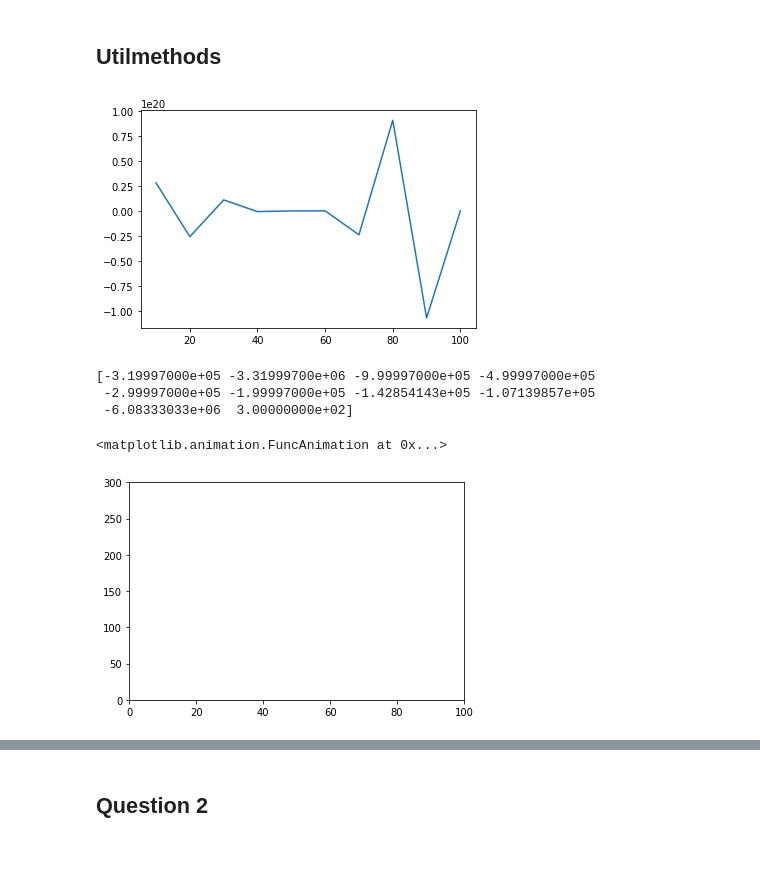
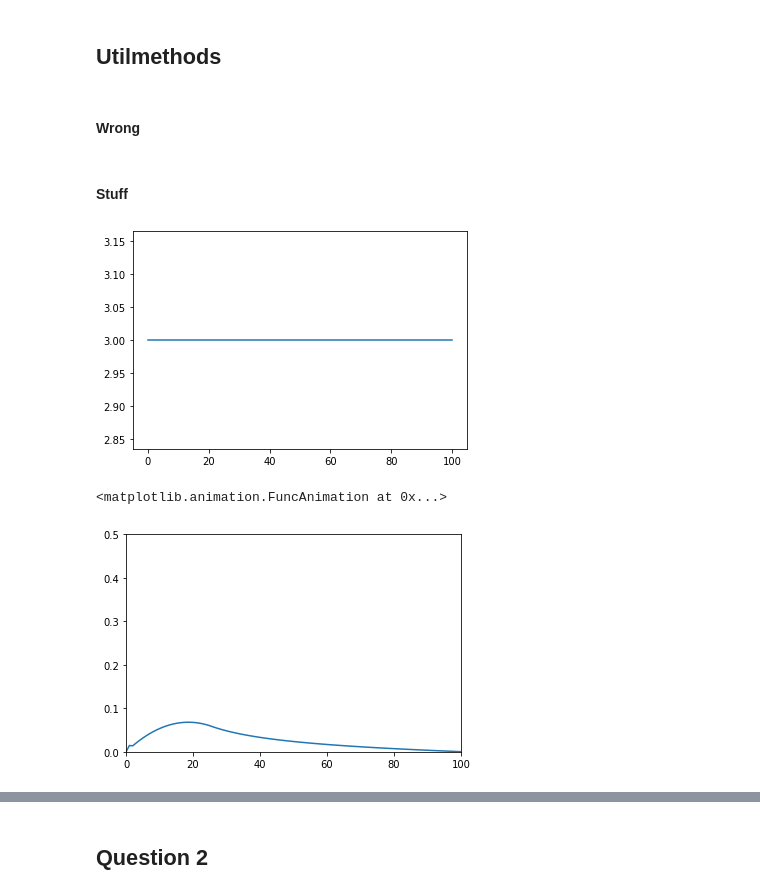
Before and after one commit to LuisGMM/UC3M-NUMERICAL-METHODS-Graded-Practice-2, a Jupyter notebook: src/Graded_Practice_Two_Physics_21-22.ipynb, the cells around one changed output, grey strips where cells are left out. Drawn from its saved outputs; the diff is of its cells as text; code cells hidden in the pictures; blank space fills up the shorter version.

```diff
--- a/src/Graded_Practice_Two_Physics_21-22.ipynb
+++ b/src/Graded_Practice_Two_Physics_21-22.ipynb
@@ -180,7 +180,7 @@ def __create_m(v1: Callable, v2: Callable, v3: Callable, N: int,
                k1: int = -1, k2: int = 0, k3: int = 1) -> np.ndarray:
 
     diag1 = [v1(x1) for x1 in set1[:N-abs(k1)]]
-    diag2 = [v2(x2) for x2 in set1[:N-abs(k2)]]
+    diag2 = [v2(x2) for x2 in set2[:N-abs(k2)]] # TODO: check these diagonals
     diag3 = [v3(x3) for x3 in set3[:N-abs(k3)]]
 
     return np.diag(diag1, k1) + np.diag(diag2, k2) + np.diag(diag3, k3)
@@ -188,45 +188,50 @@ def __create_m(v1: Callable, v2: Callable, v3: Callable, N: int,
 
 def t_radiactive_rod(h: float, k: float, K: float, tau0: float, a: float,
                      r0: float, rf: float, t0: float, tf: float, u_t0: float,
-                     u_rf:float, u_devr0:float) -> Tuple[np.ndarray]:
+                     u_rf:float) -> Tuple[np.ndarray]:
 
     s = k*K
 
-    r = np.arange(r0+h, rf+h, h) # TODO: Ignored r0 (==0 and explodes)
-    t = np.arange(t0+h, tf+h, k) # TODO: Ignored r0 (==0 and explodes)
+    r = np.arange(r0, rf+h, h)
+    t = np.arange(t0, tf+h, k)
 
     LEN_R = len(r)
     LEN_T = len(t)
 
     def v1(r:float) -> float:
-        return s/h**2 - s/(r*h)
+        return -s/h**2 + s/(r*h)
     def v2(r:float) -> float:
-        return 1 - 2*s/h**2 + s/(r*h)
+        return 1 + 2*s/h**2 - s/(r*h)
     def v3(r:float) -> float:
-        return s/h**2
+        return - s/h**2
 
     def c(t:float) -> float:
-        return np.array([- s/a**2 * np.exp(- t/tau0) if ri <= a else 0 for ri in r[:-1] ])
+        return np.array([ s/a**2 * np.exp(- t/tau0) if ri <= a else 0 for ri in r ])
 
-    m = __create_m(v1, v2, v3, LEN_R-1, set1=r, set2=r, set3=r) #-1 is to take into account the boundary condition
+    m = __create_m(v1, v2, v3, LEN_R, set1=r, set2=r, set3=r) #-1 is to take into account the boundary condition
 
-    m[0, 0] = 1 - s/h**2
 
     sol = np.zeros((LEN_R, LEN_T))
     sol[:, 0] = u_t0
-    sol[-1, :] = u_rf
+    # sol[-1, :] = u_rf
+
+    # m[0, 0] = 1 - s/h**2
+
+    m_inv = np.linalg.inv(m)
 
     for ti in range(1, LEN_T):
-        sol[:-1, ti] = m @ sol[:-1, ti-1] + c(t=ti-1) # :-1 is to take into account the boundary condition
+        sol[:, ti] = m_inv @ ( sol[:, ti-1] + c(t=ti) ) # :-1 is to take into account the boundary condition
 
     return sol, r, t
 
 def t_radiactive_rod_wraper(h: float, k: float, K: float = 2*10**7, tau0: float = 100, a: float = 25,
                      r0: float = 0, rf: float = 100, t0: float = 0, tf: float = 100, u_t0: float = 3,
-                     u_rf:float = 300, u_devr0: float = 0) -> Tuple[np.ndarray]:
+                     u_rf:float = 300) -> Tuple[np.ndarray]:
 
     return t_radiactive_rod(h=h, k=k, K=K, tau0=tau0, a=a, r0=r0, rf=rf, t0=t0, tf=tf, u_t0=u_t0,
-                            u_rf=u_rf, u_devr0=u_devr0)
+                            u_rf=u_rf)
+# %% [markdown]
+#### Wrong
 # %%
 def t_radiactive_rod_fwd(h: float, k: float, K: float, tau0: float, a: float,
                      r0: float, rf: float, t0: float, tf: float, u_t0: float,
@@ -269,20 +274,17 @@ def t_radiactive_rod_wraper_fwd(h: float, k: float, K: float = 2*10**7, tau0: fl
 
     return t_radiactive_rod_fwd(h=h, k=k, K=K, tau0=tau0, a=a, r0=r0, rf=rf, t0=t0, tf=tf, u_t0=u_t0,
                             u_rf=u_rf, u_devr0=u_devr0)
+# %% [markdown]
+#### Stuff
 # %%
-dt = 10
-dr = 10
+dt = 1
+dr = 1
 
 sol, r, t = t_radiactive_rod_wraper(dr, dt)
-plt.plot(r, sol[:, 3])
+plt.plot(r, sol[:, 0])
 plt.show()
-
-print(sol[:, 1])
 # %% [output]
-[figure, old version]
+[figure, new version]
-[-3.19997000e+05 -3.31999700e+06 -9.99997000e+05 -4.99997000e+05
- -2.99997000e+05 -1.99997000e+05 -1.42854143e+05 -1.07139857e+05
- -6.08333033e+06  3.00000000e+02]
 # %%
 
 dt = 1
@@ -290,10 +292,10 @@ dr = 1
 
 sol, r, t = t_radiactive_rod_wraper(dr, dt)
 
-run_animation(100, r, sol, xlim=(0, 100), ylim=(0, 300))
+run_animation(100, r, sol, xlim=(0, 100), ylim=(0, 0.5))
 # %% [output]
 <matplotlib.animation.FuncAnimation at 0x...>
-[figure, old version]
+[figure, new version]
 # %%
 
 ax = plt.axes(projection='3d')
```
Also changed, not shown: parts of 1 cell of this notebook.
